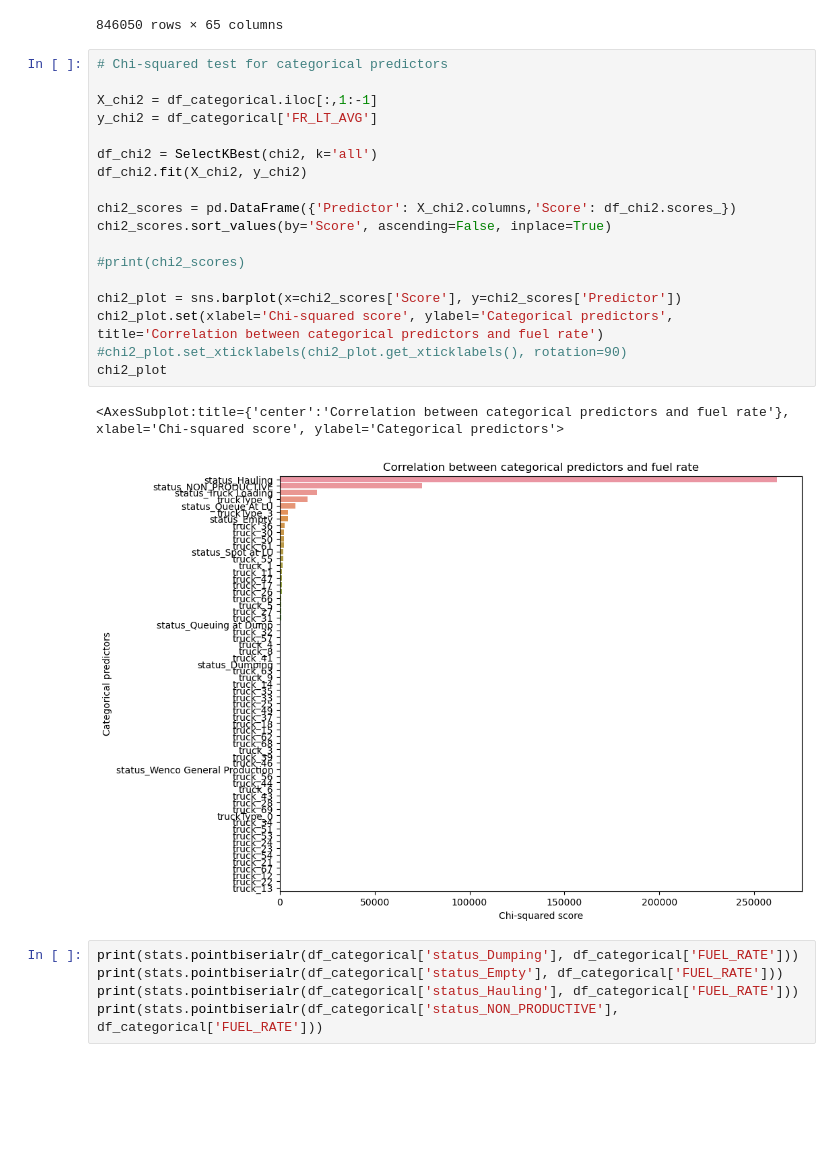
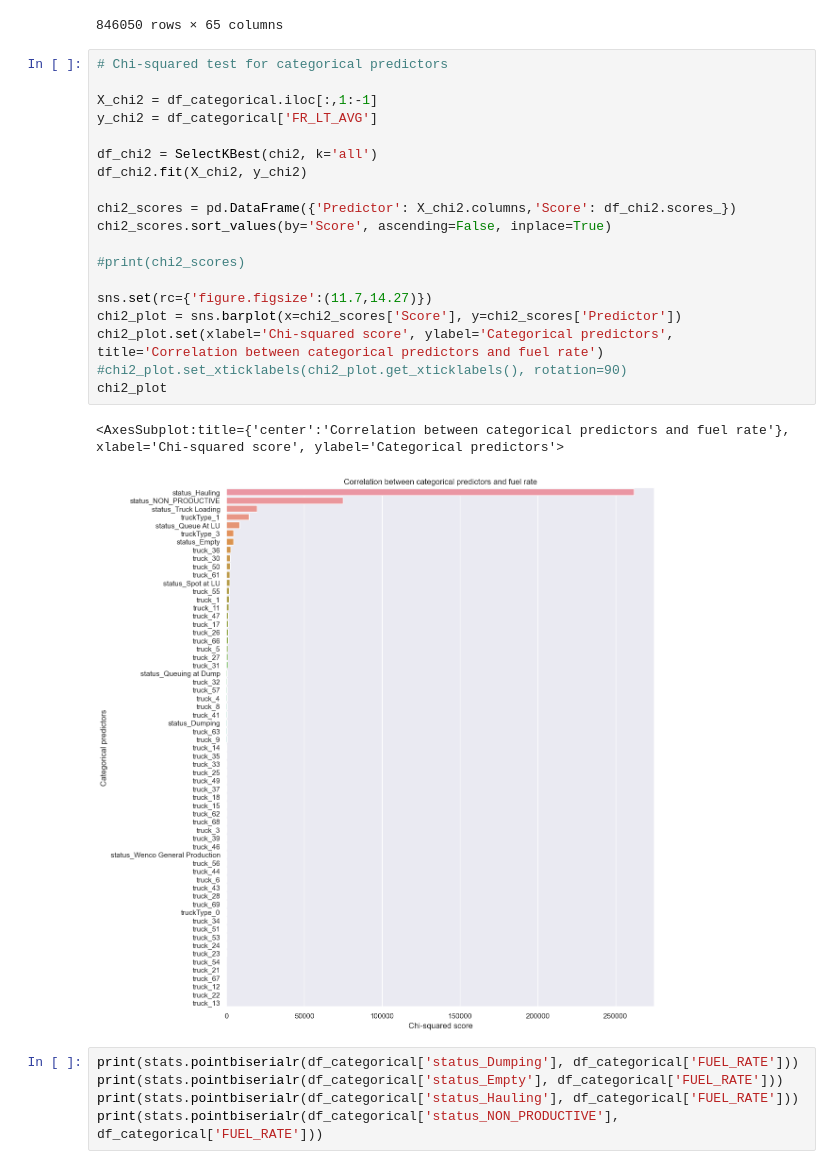
Before and after one commit to baumannkev/QDS_Hacks, a Jupyter notebook: Tracy_QDS_2023.ipynb, the cells around one changed output. Cells and saved outputs as stored; diff of their text form; blank space fills up the shorter version.

Commit message:
Graphs ver 5 (renamed in order)

```diff
--- a/Tracy_QDS_2023.ipynb
+++ b/Tracy_QDS_2023.ipynb
@@ -696,24 +696,25 @@ df_categorical
 # %%
 # Chi-squared test for categorical predictors
 
 X_chi2 = df_categorical.iloc[:,1:-1]
 y_chi2 = df_categorical['FR_LT_AVG']
 
 df_chi2 = SelectKBest(chi2, k='all')
 df_chi2.fit(X_chi2, y_chi2)
 
 chi2_scores = pd.DataFrame({'Predictor': X_chi2.columns,'Score': df_chi2.scores_})
 chi2_scores.sort_values(by='Score', ascending=False, inplace=True)
 
 #print(chi2_scores)
 
+sns.set(rc={'figure.figsize':(11.7,14.27)})
 chi2_plot = sns.barplot(x=chi2_scores['Score'], y=chi2_scores['Predictor'])
 chi2_plot.set(xlabel='Chi-squared score', ylabel='Categorical predictors', title='Correlation between categorical predictors and fuel rate')
 #chi2_plot.set_xticklabels(chi2_plot.get_xticklabels(), rotation=90)
 chi2_plot
 # %% [output]
 <AxesSubplot:title={'center':'Correlation between categorical predictors and fuel rate'}, xlabel='Chi-squared score', ylabel='Categorical predictors'>
-[figure, old version]
+[figure, new version]
 # %%
 print(stats.pointbiserialr(df_categorical['status_Dumping'], df_categorical['FUEL_RATE']))
 print(stats.pointbiserialr(df_categorical['status_Empty'], df_categorical['FUEL_RATE']))
```
Also changed, not shown: 7 other files.
